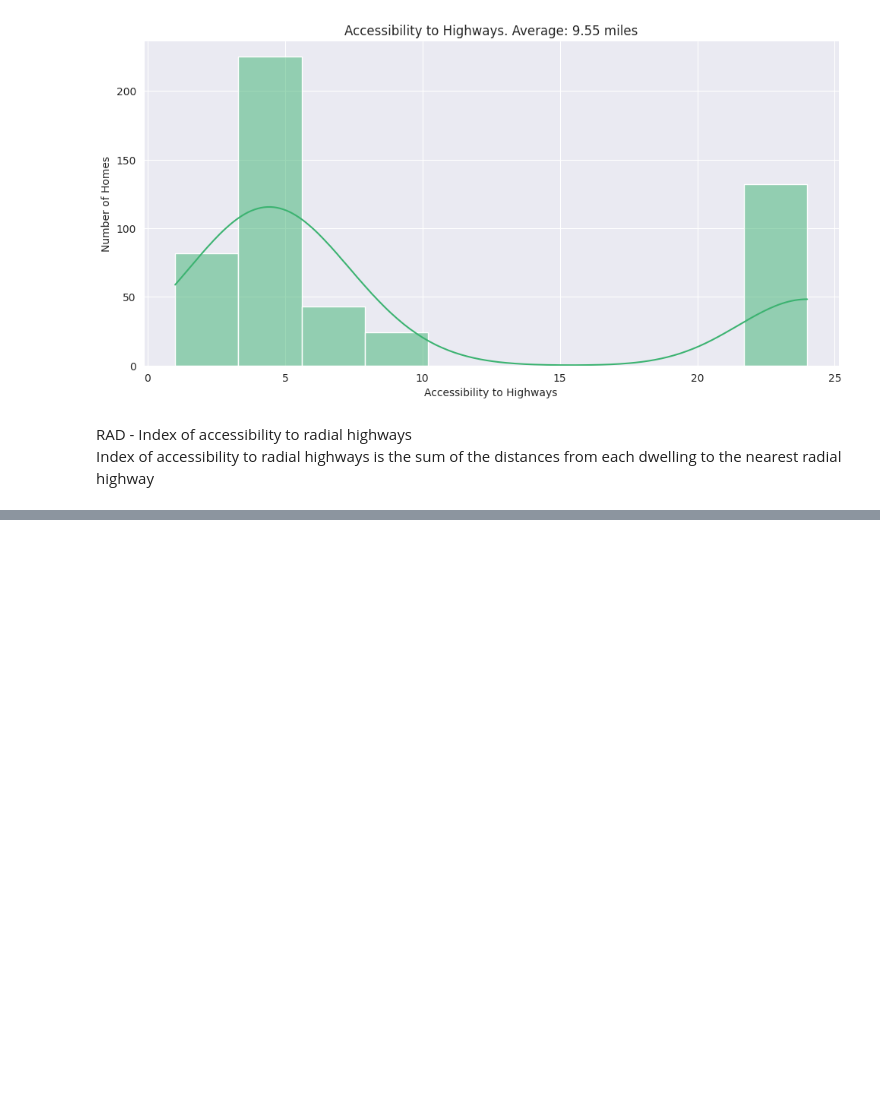
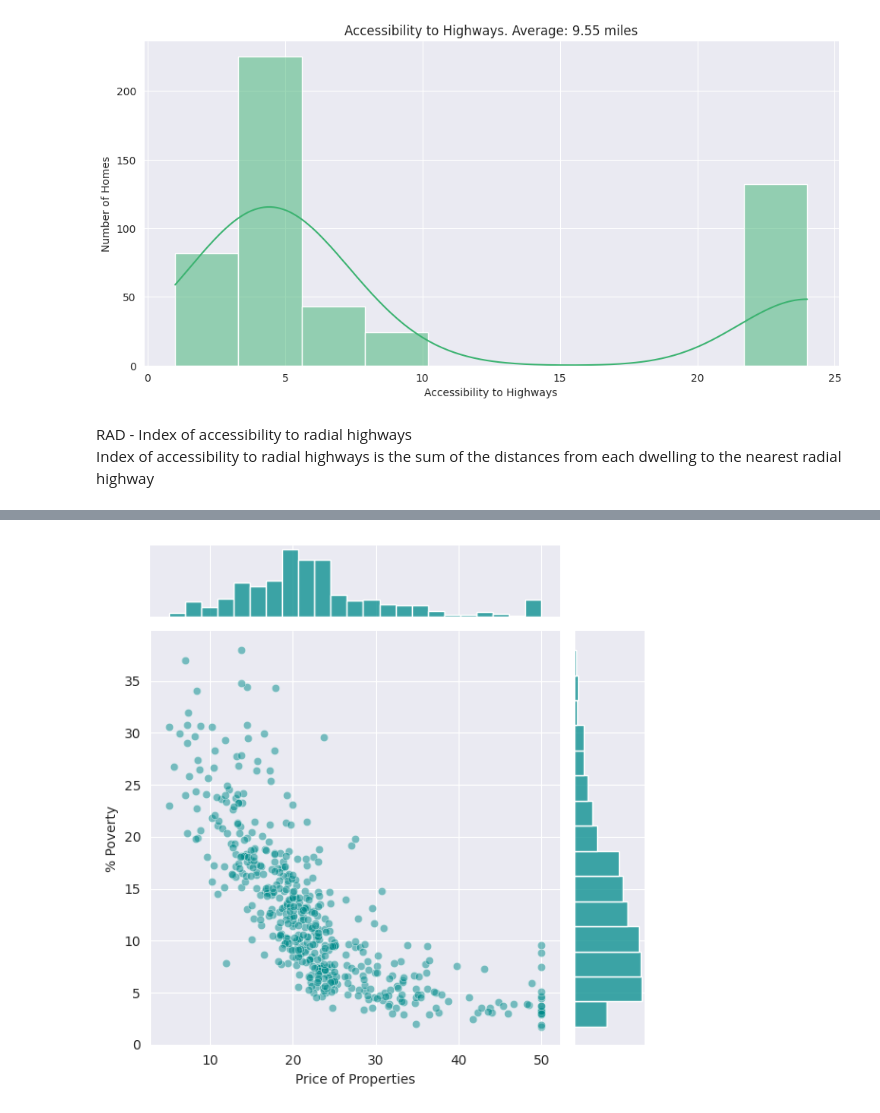
Before and after one commit to DejusDevspace/house-price-prediction, a Jupyter notebook: house_price.ipynb, the cells around one changed output, grey strips where cells are left out. Saved outputs shown, nothing was run; the diff lists cells and outputs as text; code cells hidden in the pictures; blank space fills up the shorter version.

```diff
--- a/house_price.ipynb
+++ b/house_price.ipynb
@@ -253,0 +306,17 @@ river_dis.show()
+# %%
+# Relationship between LSTAT and PRICE
+with sns.axes_style('darkgrid'):
+    sns.jointplot(
+        dataset,
+        x='PRICE',
+        y='LSTAT',
+        joint_kws={'alpha': 0.5},
+        color='darkcyan',
+    )
+
+plt.xlabel('Price of Properties')
+plt.ylabel('% Poverty')
+
+plt.show()
+# %% [output]
+[figure, added]
```
Also changed, not shown: parts of 8 cells of this notebook.
